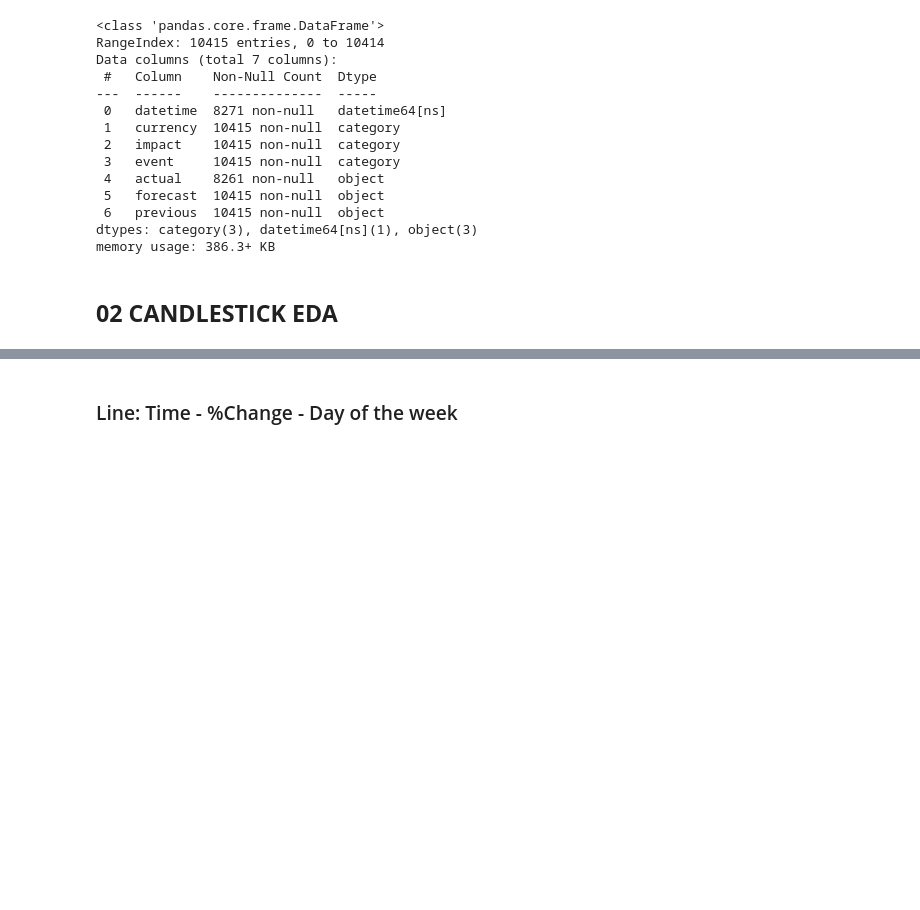
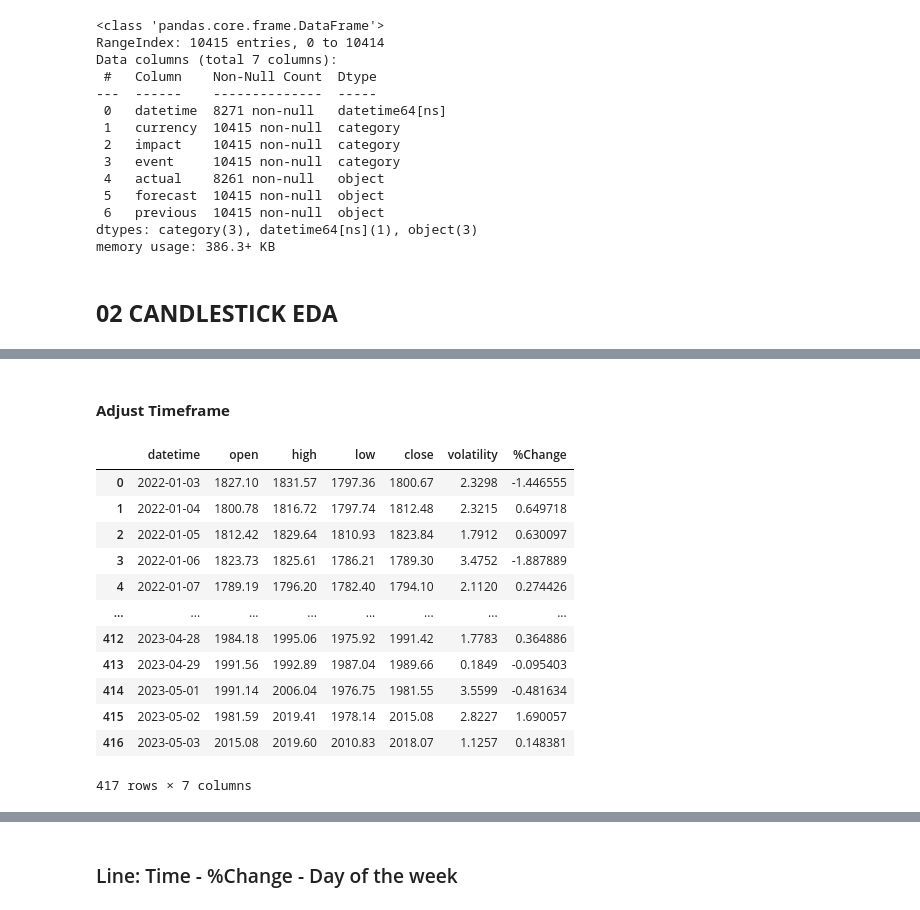
Before and after one commit to Pinkshepz/Enterprise, a Jupyter notebook: 03_Analytics/analytics.ipynb, the cells around one changed output, grey strips where cells are left out. Drawn from its saved outputs; the diff is of its cells as text; code cells hidden in the pictures; blank space fills up the shorter version.

```diff
--- a/03_Analytics/analytics.ipynb
+++ b/03_Analytics/analytics.ipynb
@@ -200,0 +232,26 @@ memory usage: 386.3+ KB
+# %% [markdown]
+#### **Adjust Timeframe**
+# %%
+# create new DataFrame to calculate volatility index and readjust timeframe to 1 day
+DF_XAUUSD_1D = DF_XAUUSD.loc[:, :]
+DF_XAUUSD_1D['datetime'] = pd.to_datetime(DF_XAUUSD_1D['datetime'].dt.strftime("%Y%m%d"), format=("%Y%m%d"))
+DF_XAUUSD_1D['volatility'] = abs(DF_XAUUSD_1D['%Change'])
+DF_XAUUSD_1D = DF_XAUUSD_1D.groupby(by=['datetime']).agg({
+    'open': 'first', 'high': 'max', 'low': 'min', 'close': 'last', 'volatility': 'sum'
+    }).reset_index()
+DF_XAUUSD_1D['%Change'] = DF_XAUUSD_1D[['open', 'close']].apply(lambda x: 100 * (x[1] - x[0]) / x[0], axis=1)
+DF_XAUUSD_1D
+# %% [output]
+|  | datetime | open | high | low | close | volatility | %Change |
+| 0 | 2022-01-03 | 1827.10 | 1831.57 | 1797.36 | 1800.67 | 2.3298 | -1.446555 |
+| 1 | 2022-01-04 | 1800.78 | 1816.72 | 1797.74 | 1812.48 | 2.3215 | 0.649718 |
+| 2 | 2022-01-05 | 1812.42 | 1829.64 | 1810.93 | 1823.84 | 1.7912 | 0.630097 |
+| 3 | 2022-01-06 | 1823.73 | 1825.61 | 1786.21 | 1789.30 | 3.4752 | -1.887889 |
+| 4 | 2022-01-07 | 1789.19 | 1796.20 | 1782.40 | 1794.10 | 2.1120 | 0.274426 |
+| ... | ... | ... | ... | ... | ... | ... | ... |
+| 412 | 2023-04-28 | 1984.18 | 1995.06 | 1975.92 | 1991.42 | 1.7783 | 0.364886 |
+| 413 | 2023-04-29 | 1991.56 | 1992.89 | 1987.04 | 1989.66 | 0.1849 | -0.095403 |
+| 414 | 2023-05-01 | 1991.14 | 2006.04 | 1976.75 | 1981.55 | 3.5599 | -0.481634 |
+| 415 | 2023-05-02 | 1981.59 | 2019.41 | 1978.14 | 2015.08 | 2.8227 | 1.690057 |
+| 416 | 2023-05-03 | 2015.08 | 2019.60 | 2010.83 | 2018.07 | 1.1257 | 0.148381 |
+417 rows × 7 columns
```
Also changed, not shown: parts of 11 cells of this notebook.
